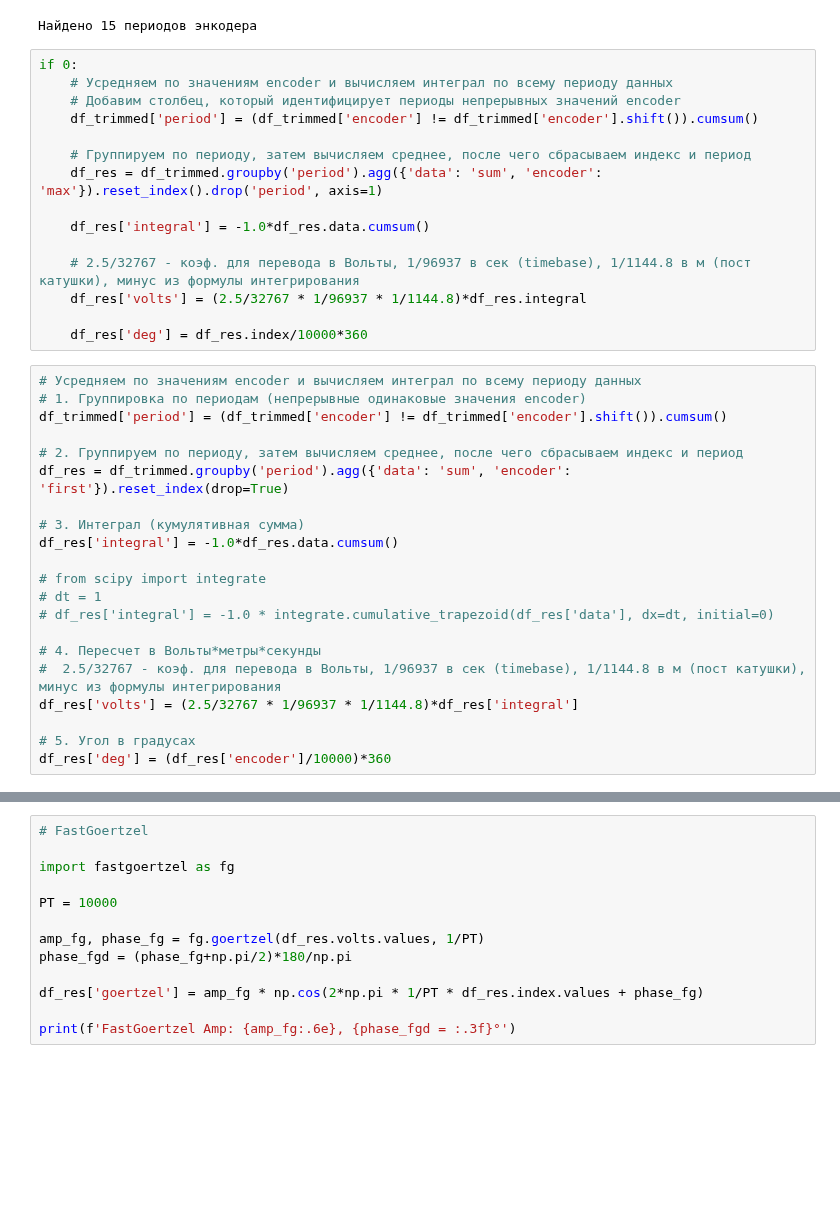
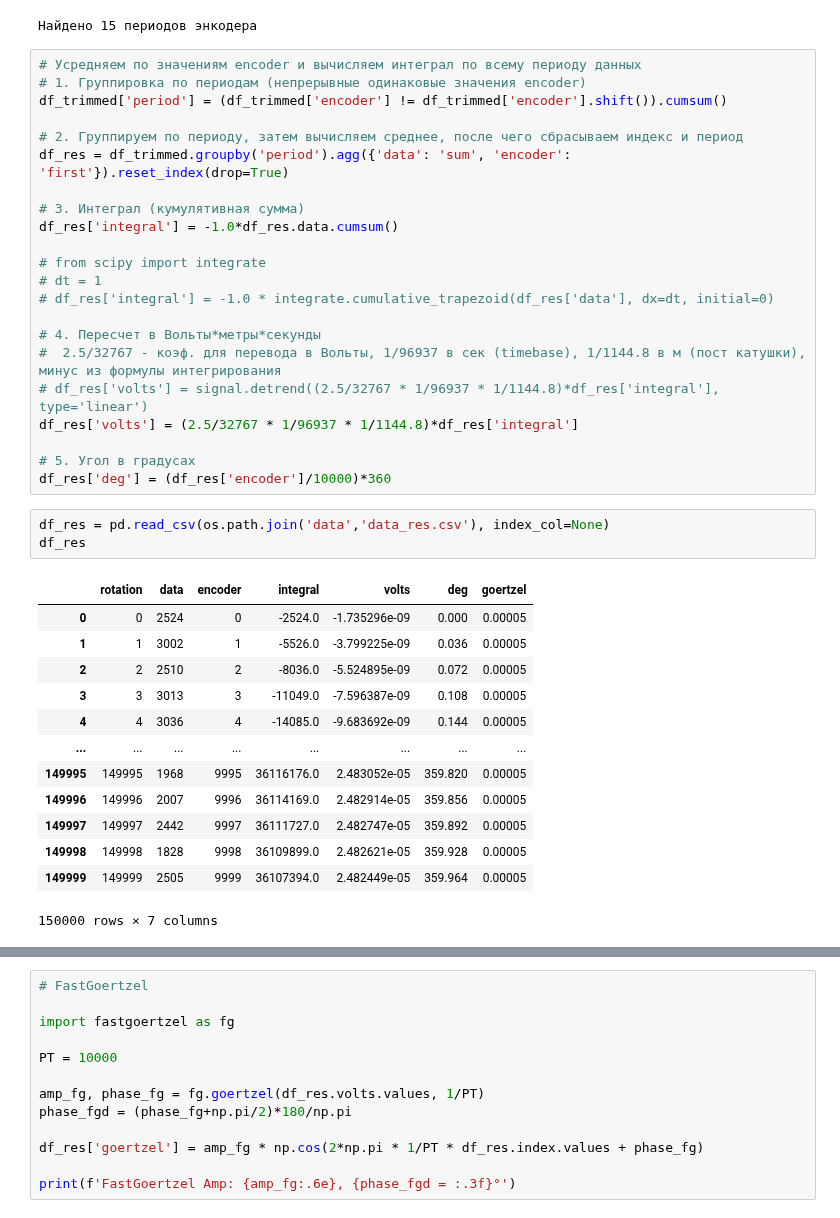
Before and after one commit to BuslaySt/Helmholz-Polymagnit, a Jupyter notebook: code/HarmData_fast.ipynb, the cells around one changed output, grey strips where cells are left out. Drawn from its saved outputs; the diff is of its cells as text; blank space fills up the shorter version.

```diff
--- a/code/HarmData_fast.ipynb
+++ b/code/HarmData_fast.ipynb
@@ -143,21 +137,6 @@ else:
         df_trimmed = df_filtered.iloc[start_idx:end_idx].copy()
 # %% [output]
 Найдено 15 периодов энкодера
-# %%
-if 0:
-    # Усредняем по значениям encoder и вычисляем интеграл по всему периоду данных
-    # Добавим столбец, который идентифицирует периоды непрерывных значений encoder
-    df_trimmed['period'] = (df_trimmed['encoder'] != df_trimmed['encoder'].shift()).cumsum()
-
-    # Группируем по периоду, затем вычисляем среднее, после чего сбрасываем индекс и период
-    df_res = df_trimmed.groupby('period').agg({'data': 'sum', 'encoder': 'max'}).reset_index().drop('period', axis=1)
-
-    df_res['integral'] = -1.0*df_res.data.cumsum()
-
-    # 2.5/32767 - коэф. для перевода в Вольты, 1/96937 в сек (timebase), 1/1144.8 в м (пост катушки), минус из формулы интегрирования
-    df_res['volts'] = (2.5/32767 * 1/96937 * 1/1144.8)*df_res.integral
-
-    df_res['deg'] = df_res.index/10000*360
 # %%
 # Усредняем по значениям encoder и вычисляем интеграл по всему периоду данных
 # 1. Группировка по периодам (непрерывные одинаковые значения encoder)
@@ -175,8 +154,26 @@ df_res['integral'] = -1.0*df_res.data.cumsum()
 
 # 4. Пересчет в Вольты*метры*секунды
 #  2.5/32767 - коэф. для перевода в Вольты, 1/96937 в сек (timebase), 1/1144.8 в м (пост катушки), минус из формулы интегрирования
+# df_res['volts'] = signal.detrend((2.5/32767 * 1/96937 * 1/1144.8)*df_res['integral'], type='linear')
 df_res['volts'] = (2.5/32767 * 1/96937 * 1/1144.8)*df_res['integral']
 
 # 5. Угол в градусах
 df_res['deg'] = (df_res['encoder']/10000)*360
+# %%
+df_res = pd.read_csv(os.path.join('data','data_res.csv'), index_col=None)
+df_res
+# %% [output]
+|  | rotation | data | encoder | integral | volts | deg | goertzel |
+| 0 | 0 | 2524 | 0 | -2524.0 | -1.735296e-09 | 0.000 | 0.00005 |
+| 1 | 1 | 3002 | 1 | -5526.0 | -3.799225e-09 | 0.036 | 0.00005 |
+| 2 | 2 | 2510 | 2 | -8036.0 | -5.524895e-09 | 0.072 | 0.00005 |
+| 3 | 3 | 3013 | 3 | -11049.0 | -7.596387e-09 | 0.108 | 0.00005 |
+| 4 | 4 | 3036 | 4 | -14085.0 | -9.683692e-09 | 0.144 | 0.00005 |
+| ... | ... | ... | ... | ... | ... | ... | ... |
+| 149995 | 149995 | 1968 | 9995 | 36116176.0 | 2.483052e-05 | 359.820 | 0.00005 |
+| 149996 | 149996 | 2007 | 9996 | 36114169.0 | 2.482914e-05 | 359.856 | 0.00005 |
+| 149997 | 149997 | 2442 | 9997 | 36111727.0 | 2.482747e-05 | 359.892 | 0.00005 |
+| 149998 | 149998 | 1828 | 9998 | 36109899.0 | 2.482621e-05 | 359.928 | 0.00005 |
+| 149999 | 149999 | 2505 | 9999 | 36107394.0 | 2.482449e-05 | 359.964 | 0.00005 |
+150000 rows × 7 columns
 # %%
```
Also changed, not shown: parts of 12 cells of this notebook.
